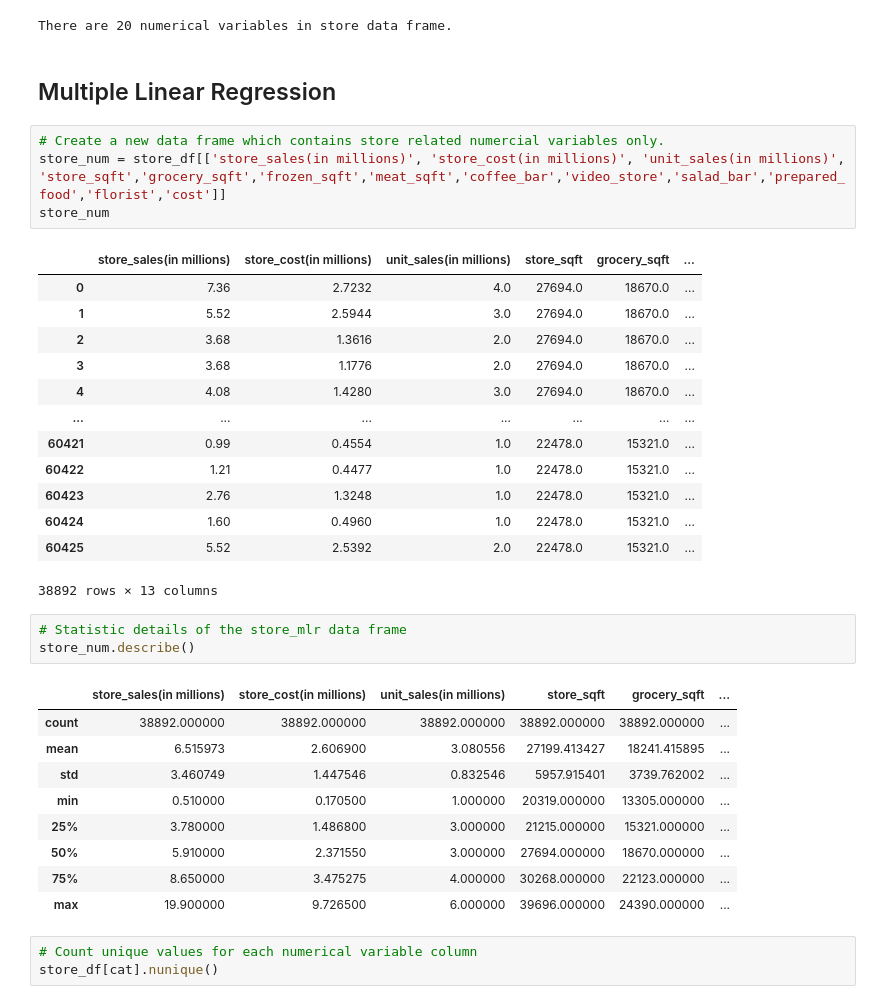
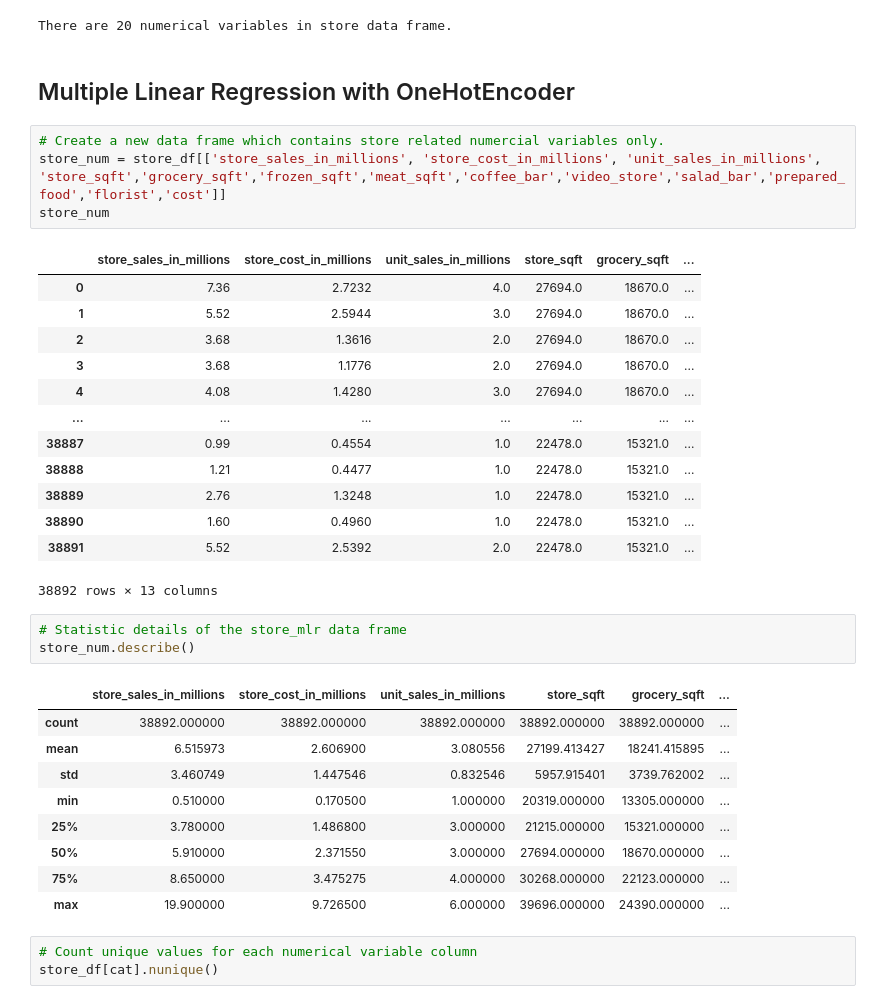
Before and after one commit to bpiffard/Capstone_Final_Group_Project, a Jupyter notebook: store_multiple_linear_regression.ipynb, the cells around one changed output. Drawn from its saved outputs; the diff is of its cells as text.

```diff
--- a/store_multiple_linear_regression.ipynb
+++ b/store_multiple_linear_regression.ipynb
@@ -134,30 +132,30 @@ print(f"There are {len(num)} numerical variables in store data frame.")
 # %% [output]
 There are 20 numerical variables in store data frame.
 # %% [markdown]
-## Multiple Linear Regression
+## Multiple Linear Regression with OneHotEncoder
 # %%
 # Create a new data frame which contains store related numercial variables only.
-store_num = store_df[['store_sales(in millions)', 'store_cost(in millions)', 'unit_sales(in millions)', 'store_sqft','grocery_sqft','frozen_sqft','meat_sqft','coffee_bar','video_store','salad_bar','prepared_food','florist','cost']]
+store_num = store_df[['store_sales_in_millions', 'store_cost_in_millions', 'unit_sales_in_millions', 'store_sqft','grocery_sqft','frozen_sqft','meat_sqft','coffee_bar','video_store','salad_bar','prepared_food','florist','cost']]
 store_num
 # %% [output]
-|  | store_sales(in millions) | store_cost(in millions) | unit_sales(in millions) | store_sqft | grocery_sqft | ... |
+|  | store_sales_in_millions | store_cost_in_millions | unit_sales_in_millions | store_sqft | grocery_sqft | ... |
 | 0 | 7.36 | 2.7232 | 4.0 | 27694.0 | 18670.0 | ... |
 | 1 | 5.52 | 2.5944 | 3.0 | 27694.0 | 18670.0 | ... |
 | 2 | 3.68 | 1.3616 | 2.0 | 27694.0 | 18670.0 | ... |
 | 3 | 3.68 | 1.1776 | 2.0 | 27694.0 | 18670.0 | ... |
 | 4 | 4.08 | 1.4280 | 3.0 | 27694.0 | 18670.0 | ... |
 | ... | ... | ... | ... | ... | ... | ... |
-| 60421 | 0.99 | 0.4554 | 1.0 | 22478.0 | 15321.0 | ... |
-| 60422 | 1.21 | 0.4477 | 1.0 | 22478.0 | 15321.0 | ... |
-| 60423 | 2.76 | 1.3248 | 1.0 | 22478.0 | 15321.0 | ... |
-| 60424 | 1.60 | 0.4960 | 1.0 | 22478.0 | 15321.0 | ... |
-| 60425 | 5.52 | 2.5392 | 2.0 | 22478.0 | 15321.0 | ... |
+| 38887 | 0.99 | 0.4554 | 1.0 | 22478.0 | 15321.0 | ... |
+| 38888 | 1.21 | 0.4477 | 1.0 | 22478.0 | 15321.0 | ... |
+| 38889 | 2.76 | 1.3248 | 1.0 | 22478.0 | 15321.0 | ... |
+| 38890 | 1.60 | 0.4960 | 1.0 | 22478.0 | 15321.0 | ... |
+| 38891 | 5.52 | 2.5392 | 2.0 | 22478.0 | 15321.0 | ... |
 38892 rows × 13 columns
 # %%
 # Statistic details of the store_mlr data frame
 store_num.describe()
 # %% [output]
-|  | store_sales(in millions) | store_cost(in millions) | unit_sales(in millions) | store_sqft | grocery_sqft | ... |
+|  | store_sales_in_millions | store_cost_in_millions | unit_sales_in_millions | store_sqft | grocery_sqft | ... |
 | count | 38892.000000 | 38892.000000 | 38892.000000 | 38892.000000 | 38892.000000 | ... |
 | mean | 6.515973 | 2.606900 | 3.080556 | 27199.413427 | 18241.415895 | ... |
 | std | 3.460749 | 1.447546 | 0.832546 | 5957.915401 | 3739.762002 | ... |
```
Also changed, not shown: parts of 43 cells of this notebook, 9 other files.
